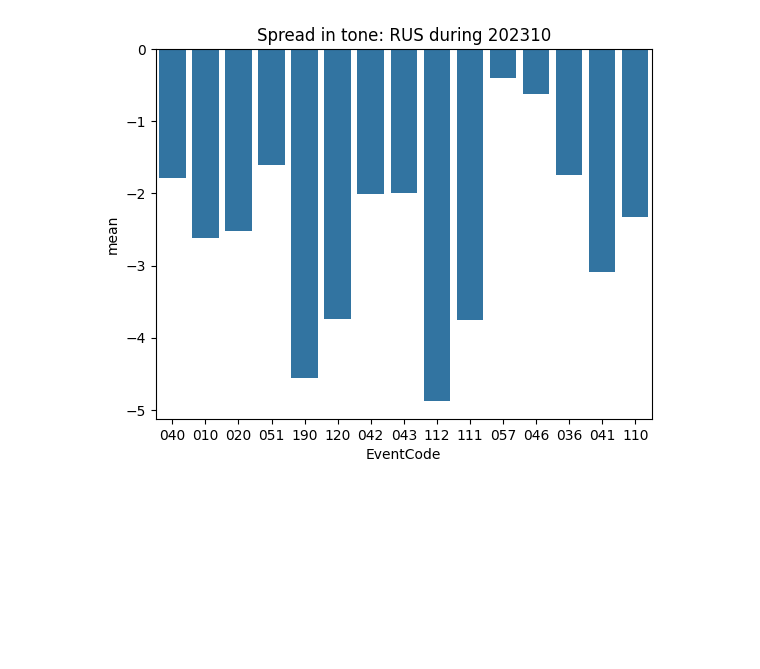
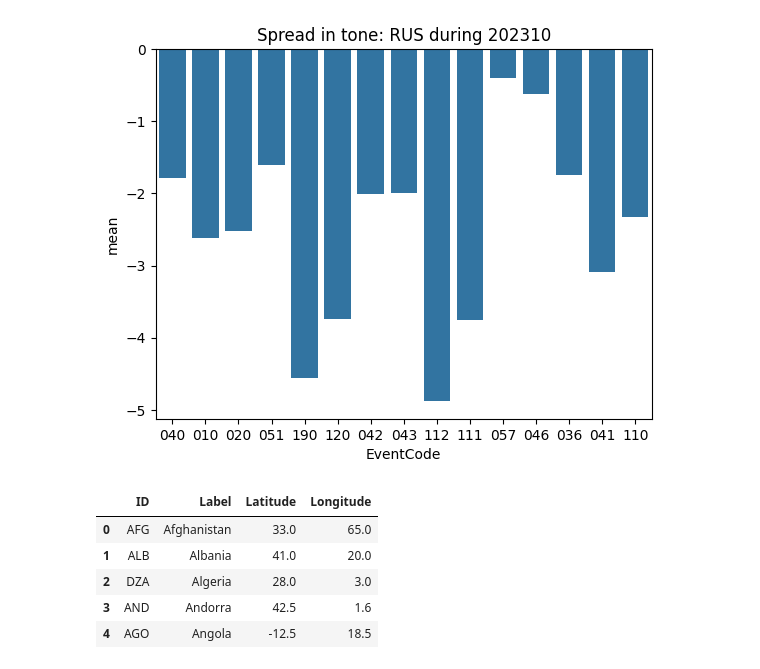
Before and after one commit to saqr98/Data-Society, a Jupyter notebook: Code/src/explore.ipynb, the cells around one changed output. Saved outputs shown, nothing was run; the diff lists cells and outputs as text; code cells hidden in the pictures; blank space fills up the shorter version.

```diff
--- a/Code/src/explore.ipynb
+++ b/Code/src/explore.ipynb
@@ -374,0 +405,9 @@ Text(0.5, 1.0, 'Spread in tone: RUS during 202310')
+# %%
+cooc_nodes.head()
+# %% [output]
+|  | ID | Label | Latitude | Longitude |
+| 0 | AFG | Afghanistan | 33.0 | 65.0 |
+| 1 | ALB | Albania | 41.0 | 20.0 |
+| 2 | DZA | Algeria | 28.0 | 3.0 |
+| 3 | AND | Andorra | 42.5 | 1.6 |
+| 4 | AGO | Angola | -12.5 | 18.5 |
```
Also changed, not shown: parts of 4 cells of this notebook, 2 other files.
